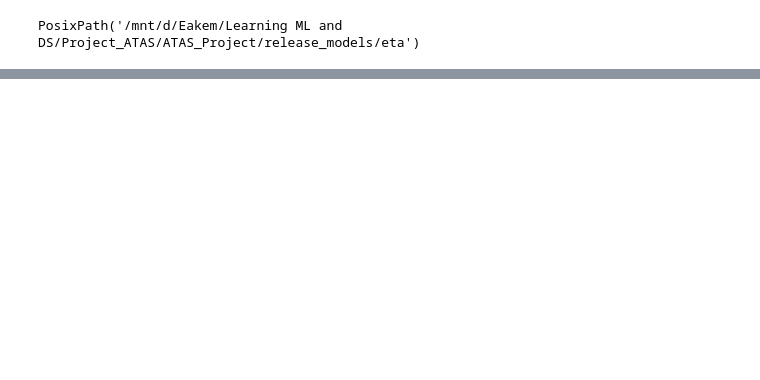
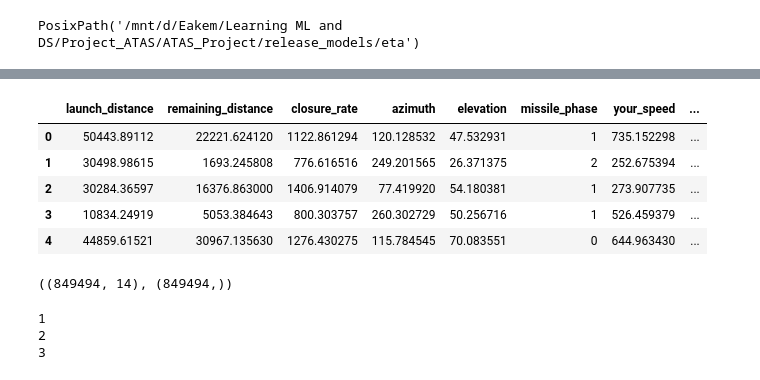
Before and after one commit to Eakempreet/ATAS_Project, a Jupyter notebook: notebooks/02_eta_regressor/02_eta_regressor.ipynb, the cells around one changed output, grey strips where cells are left out. Drawn from its saved outputs; the diff is of its cells as text; code cells hidden in the pictures; blank space fills up the shorter version.

```diff
--- a/notebooks/02_eta_regressor/02_eta_regressor.ipynb
+++ b/notebooks/02_eta_regressor/02_eta_regressor.ipynb
@@ -1817,0 +1892,29 @@ Consistent with Optuna trial 400. Saved to `release_models/eta/atas_final_eta_re
+# %%
+# Testing the temp_df
+temp_df.head()
+# %% [output]
+|  | launch_distance | remaining_distance | closure_rate | azimuth | elevation | missile_phase | your_speed | ... |
+| 0 | 50443.89112 | 22221.624120 | 1122.861294 | 120.128532 | 47.532931 | 1 | 735.152298 | ... |
+| 1 | 30498.98615 | 1693.245808 | 776.616516 | 249.201565 | 26.371375 | 2 | 252.675394 | ... |
+| 2 | 30284.36597 | 16376.863000 | 1406.914079 | 77.419920 | 54.180381 | 1 | 273.907735 | ... |
+| 3 | 10834.24919 | 5053.384643 | 800.303757 | 260.302729 | 50.256716 | 1 | 526.459379 | ... |
+| 4 | 44859.61521 | 30967.135630 | 1276.430275 | 115.784545 | 70.083551 | 0 | 644.963430 | ... |
+# %%
+# Splitting temp_df into X and y
+X_temp , y_temp = get_X_and_y(temp_df)
+
+# Checking the shape of Split X and y
+X_temp.shape, y_temp.shape
+# %% [output]
+((849494, 14), (849494,))
+# %%
+# Testing logic
+a, (b, c) = (1, (2, 3))
+
+print(a)
+print(b)
+print(c)
+# %% [output]
+1
+2
+3
```
Also changed, not shown: parts of 18 cells of this notebook, 1 other file.
